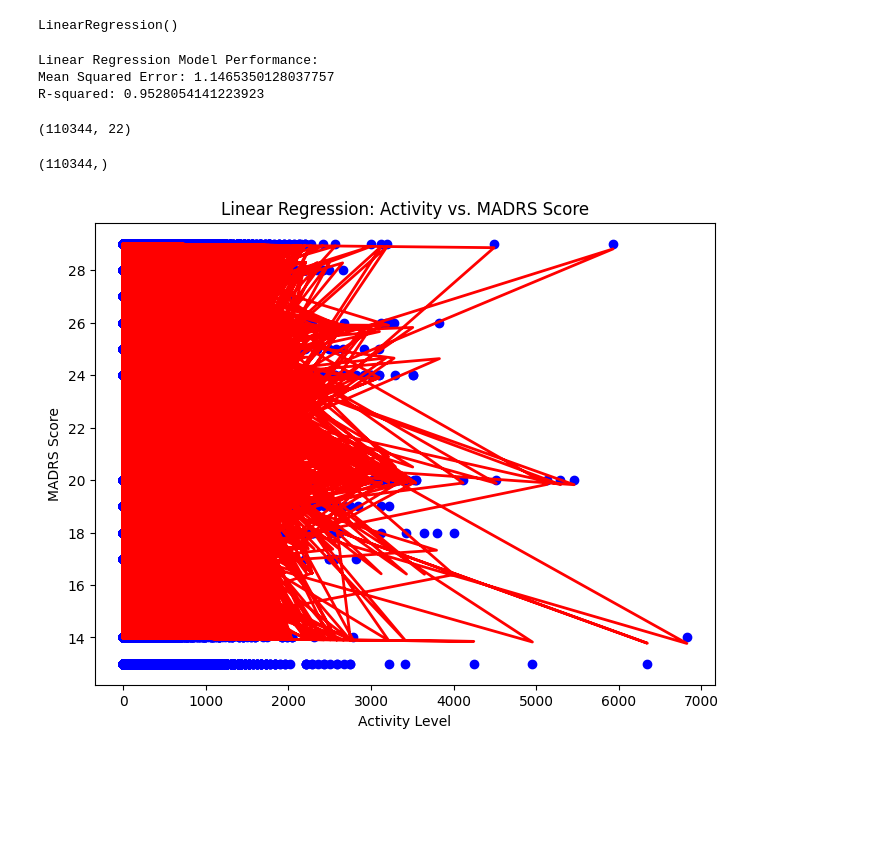
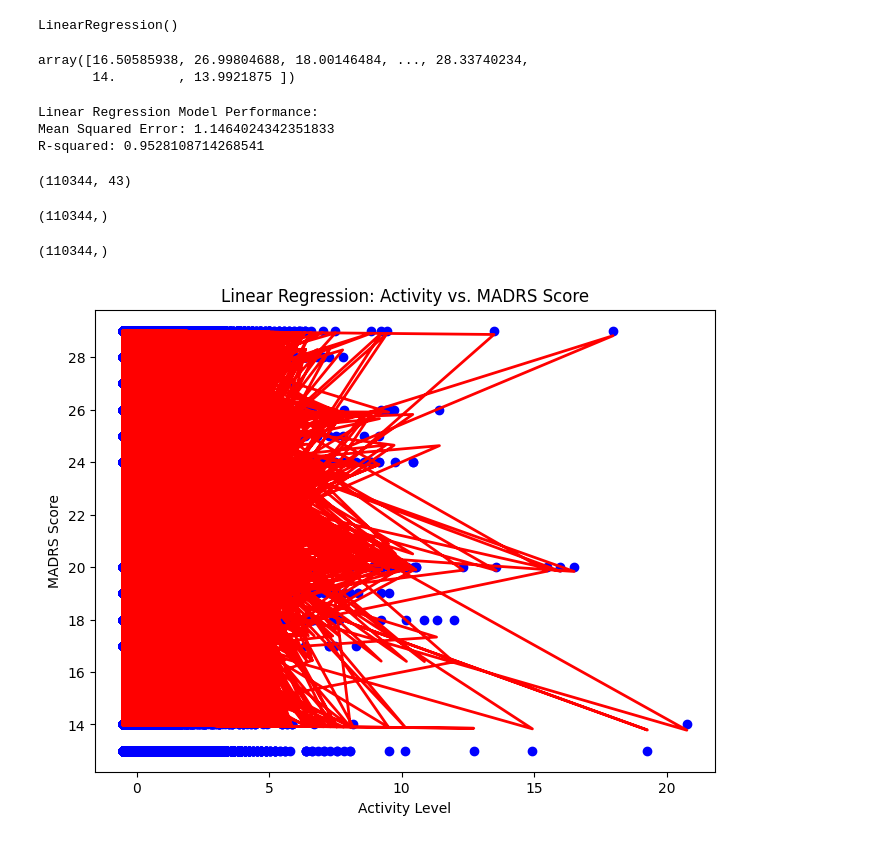
Before and after one commit to Joshua-Conde/Depression, a Jupyter notebook: depression.ipynb, the cells around one changed output. Drawn from its saved outputs; the diff is of its cells as text; code cells hidden in the pictures; blank space fills up the shorter version.

```diff
--- a/depression.ipynb
+++ b/depression.ipynb
@@ -331,4 +298,5 @@ preprocessor = ColumnTransformer(
 )
 # %%
 # Apply preprocessing to the dataframe
-X_train_preprocessed = preprocessor.fit_transform(X_train)
+X_preprocessed = preprocessor.fit_transform(X)
+X_preprocessed
@@ -351,2 +317,5 @@ array([[ 1.20438073,  1.77875419,  1.        , ...,  1.        ,
 # %%
-X_test_preprocessed = preprocessor.transform(X_test)
+# Split data into train and test sets
+X_train, X_test, y_train, y_test = train_test_split(
+    X_preprocessed, y, test_size=0.2, random_state=42
+)
@@ -369,12 +322,16 @@ array([[ 0.2401597 , -2.17005371,  1.        , ...,  0.        ,
 # %%
 # Fit linear regression model
 model = LinearRegression()
-model.fit(X_train_preprocessed, y_train)
+model.fit(X_train, y_train)
 # %% [output]
 LinearRegression()
 # %%
 # Make predictions
-y_pred = model.predict(X_test_preprocessed)
+y_pred = model.predict(X_test)
+y_pred
+# %% [output]
+array([16.50585938, 26.99804688, 18.00146484, ..., 28.33740234,
+       14.        , 13.9921875 ])
 # %%
 # Evaluate model
 print("\nLinear Regression Model Performance:")
@@ -382,12 +339,16 @@ print("Mean Squared Error:", mean_squared_error(y_test, y_pred))
 print("R-squared:", r2_score(y_test, y_pred))
 # %% [output]
 Linear Regression Model Performance:
-Mean Squared Error: 1.1465350128037757
-R-squared: 0.9528054141223923
+Mean Squared Error: 1.1464024342351833
+R-squared: 0.9528108714268541
 # %%
 X_test.shape
 # %% [output]
-(110344, 22)
+(110344, 43)
+# %%
+y_test.shape
+# %% [output]
+(110344,)
 # %%
 y_pred.shape
 # %% [output]
@@ -395,14 +356,14 @@ y_pred.shape
 # %%
 # Regression Line(s)
 plt.figure(figsize=(8, 6))
-plt.scatter(X_test["activity"], y_test, color="blue")
-plt.plot(X_test["activity"], y_pred, color="red", linewidth=2)
+plt.scatter(X_test[:, 0], y_test, color="blue")
+plt.plot(X_test[:, 0], y_pred, color="red", linewidth=2)
 plt.title("Linear Regression: Activity vs. MADRS Score")
 plt.xlabel("Activity Level")
 plt.ylabel("MADRS Score")
 plt.show()
 # %% [output]
-[figure, old version]
+[figure, new version]
 # %%
 """
 Linear Regression Model Performance:
```
Also changed, not shown: parts of 11 cells of this notebook.
